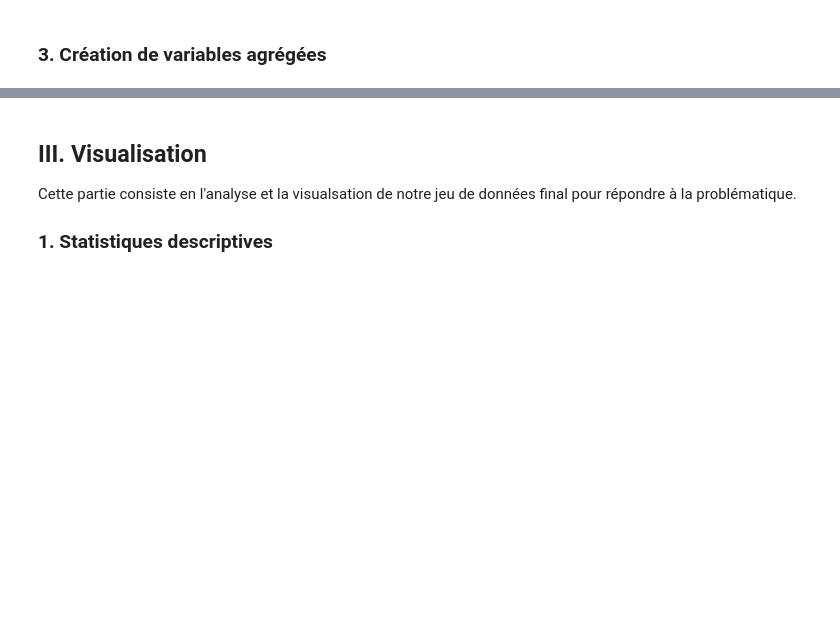
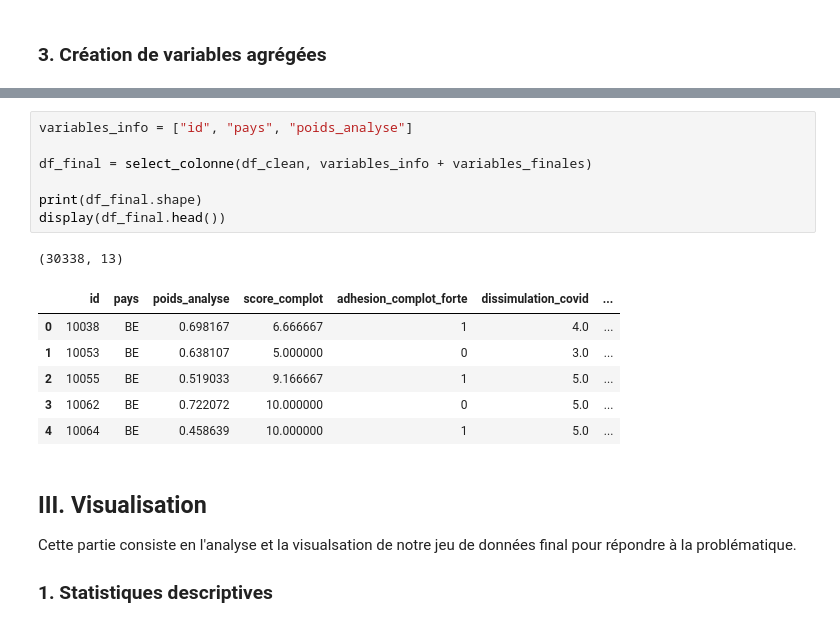
Before and after one commit to leila333/pythonds_2026, a Jupyter notebook: rapport_final.ipynb, the cells around one changed output, grey strips where cells are left out. Cells and saved outputs as stored; diff of their text form; blank space fills up the shorter version.

```diff
--- a/rapport_final.ipynb
+++ b/rapport_final.ipynb
@@ -335,3 +309,18 @@ display(df_clean[variables_finales].head())
+# %%
+variables_info = ["id", "pays", "poids_analyse"]
+
+df_final = select_colonne(df_clean, variables_info + variables_finales)
+
+print(df_final.shape)
+display(df_final.head())
+# %% [output]
+(30338, 13)
+|  | id | pays | poids_analyse | score_complot | adhesion_complot_forte | dissimulation_covid | ... |
+| 0 | 10038 | BE | 0.698167 | 6.666667 | 1 | 4.0 | ... |
+| 1 | 10053 | BE | 0.638107 | 5.000000 | 0 | 3.0 | ... |
+| 2 | 10055 | BE | 0.519033 | 9.166667 | 1 | 5.0 | ... |
+| 3 | 10062 | BE | 0.722072 | 10.000000 | 0 | 5.0 | ... |
+| 4 | 10064 | BE | 0.458639 | 10.000000 | 1 | 5.0 | ... |
 # %% [markdown]
 ## III. Visualisation
 
```
Also changed, not shown: parts of 6 cells of this notebook, 2 other files.
